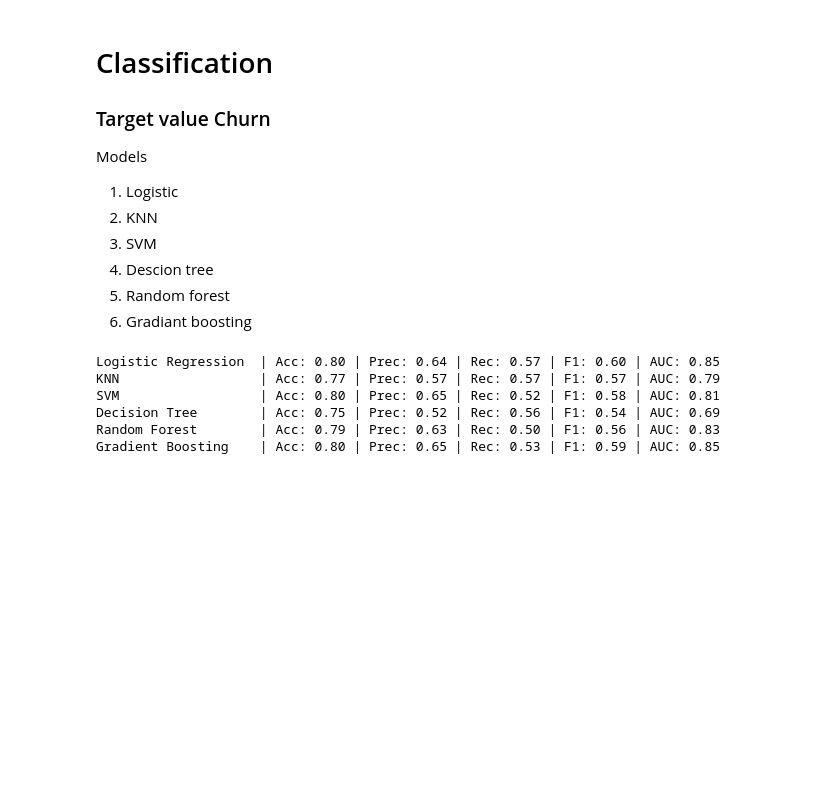
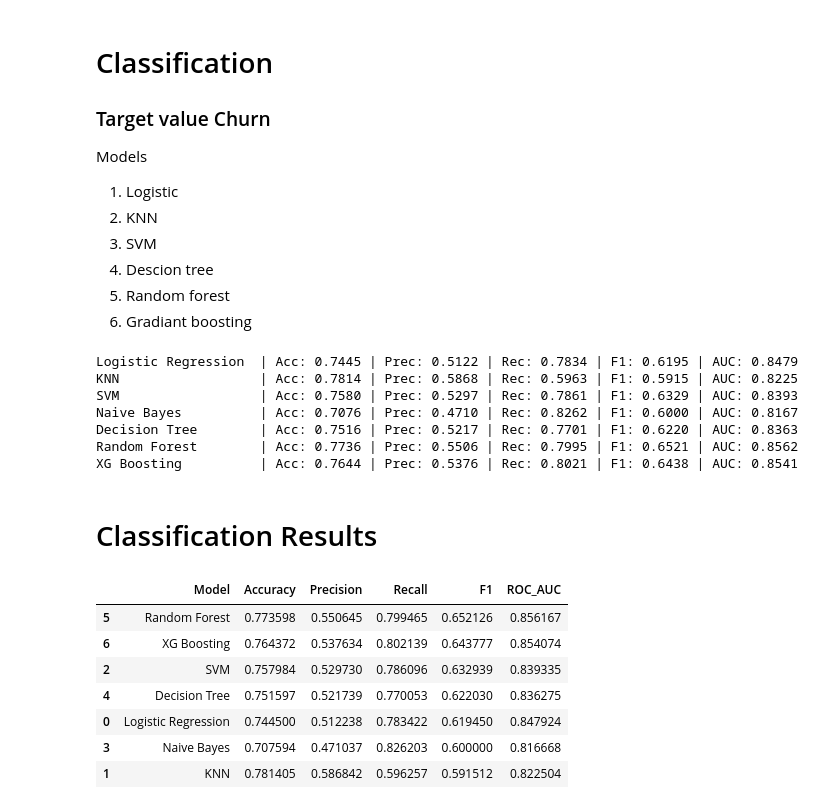
Before and after one commit to GaberAlaa/IBM-Telco-Churn, a Jupyter notebook: Models.ipynb, the cells around one changed output. Drawn from its saved outputs; the diff is of its cells as text; code cells hidden in the pictures; blank space fills up the shorter version.

Commit message:
finished Dashboard

```diff
--- a/Models.ipynb
+++ b/Models.ipynb
@@ -348,24 +231,12 @@ for name, pipe in classification_models.items():
     pipe.fit(X_clf_train, y_clf_train)
     preds = pipe.predict(X_clf_test)
     probs = pipe.predict_proba(X_clf_test)[:, 1]
-
-    acc = accuracy_score(y_clf_test, preds)
-    prec = precision_score(y_clf_test, preds)
-    rec = recall_score(y_clf_test, preds)
-    f1 = f1_score(y_clf_test, preds)
-    auc = roc_auc_score(y_clf_test, probs)
-
-    print(f"{name:20s} | Acc: {acc:.2f} | Prec: {prec:.2f} | Rec: {rec:.2f} | "
-          f"F1: {f1:.2f} | AUC: {auc:.2f}")
-
-    classification_results.append({
-        "Model": name, "Accuracy": acc, "Precision": prec,
-        "Recall": rec, "F1": f1, "ROC_AUC": auc,
-    })
+    log_classification_result(classification_results,name,y_clf_test,preds,probs)
 # %% [output]
-Logistic Regression  | Acc: 0.80 | Prec: 0.64 | Rec: 0.57 | F1: 0.60 | AUC: 0.85
-KNN                  | Acc: 0.77 | Prec: 0.57 | Rec: 0.57 | F1: 0.57 | AUC: 0.79
-SVM                  | Acc: 0.80 | Prec: 0.65 | Rec: 0.52 | F1: 0.58 | AUC: 0.81
-Decision Tree        | Acc: 0.75 | Prec: 0.52 | Rec: 0.56 | F1: 0.54 | AUC: 0.69
-Random Forest        | Acc: 0.79 | Prec: 0.63 | Rec: 0.50 | F1: 0.56 | AUC: 0.83
-Gradient Boosting    | Acc: 0.80 | Prec: 0.65 | Rec: 0.53 | F1: 0.59 | AUC: 0.85
+Logistic Regression  | Acc: 0.7445 | Prec: 0.5122 | Rec: 0.7834 | F1: 0.6195 | AUC: 0.8479
+KNN                  | Acc: 0.7814 | Prec: 0.5868 | Rec: 0.5963 | F1: 0.5915 | AUC: 0.8225
+SVM                  | Acc: 0.7580 | Prec: 0.5297 | Rec: 0.7861 | F1: 0.6329 | AUC: 0.8393
+Naive Bayes          | Acc: 0.7076 | Prec: 0.4710 | Rec: 0.8262 | F1: 0.6000 | AUC: 0.8167
+Decision Tree        | Acc: 0.7516 | Prec: 0.5217 | Rec: 0.7701 | F1: 0.6220 | AUC: 0.8363
+Random Forest        | Acc: 0.7736 | Prec: 0.5506 | Rec: 0.7995 | F1: 0.6521 | AUC: 0.8562
+XG Boosting          | Acc: 0.7644 | Prec: 0.5376 | Rec: 0.8021 | F1: 0.6438 | AUC: 0.8541
@@ -378,0 +253,16 @@ pd.DataFrame(classification_results).to_csv(
+# %% [markdown]
+# Classification Results
+# %%
+clf_results = pd.DataFrame(classification_results)
+clf_results = clf_results.sort_values(by='F1',ascending=False)
+clf_results.to_csv(os.path.join(DASHBOARD_RESOURCES_PATH, "classification_results.csv"), index=False)
+clf_results
+# %% [output]
+|  | Model | Accuracy | Precision | Recall | F1 | ROC_AUC |
+| 5 | Random Forest | 0.773598 | 0.550645 | 0.799465 | 0.652126 | 0.856167 |
+| 6 | XG Boosting | 0.764372 | 0.537634 | 0.802139 | 0.643777 | 0.854074 |
+| 2 | SVM | 0.757984 | 0.529730 | 0.786096 | 0.632939 | 0.839335 |
+| 4 | Decision Tree | 0.751597 | 0.521739 | 0.770053 | 0.622030 | 0.836275 |
+| 0 | Logistic Regression | 0.744500 | 0.512238 | 0.783422 | 0.619450 | 0.847924 |
+| 3 | Naive Bayes | 0.707594 | 0.471037 | 0.826203 | 0.600000 | 0.816668 |
+| 1 | KNN | 0.781405 | 0.586842 | 0.596257 | 0.591512 | 0.822504 |
```
Also changed, not shown: parts of 24 cells of this notebook, 24 other files.
